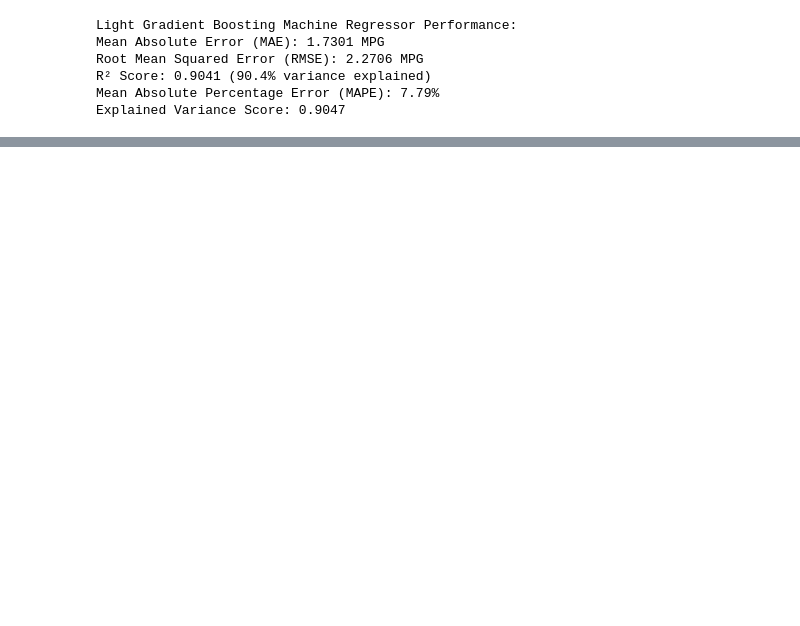
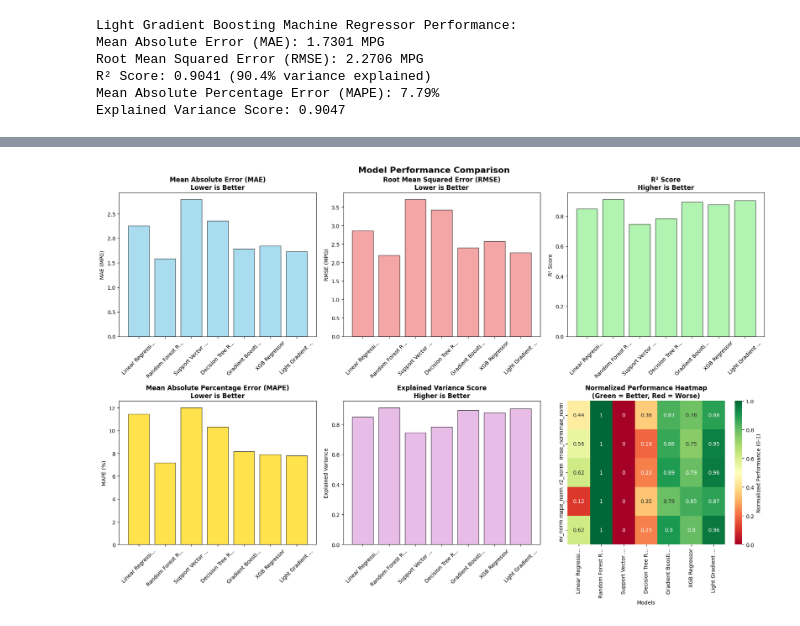
Before and after one commit to Ansareze/fuel_efficiency_prediction_and_analysis-, a Jupyter notebook: Fuel_Efficiency_Prediction.ipynb, the cells around one changed output, grey strips where cells are left out. Saved outputs shown, nothing was run; the diff lists cells and outputs as text; code cells hidden in the pictures; blank space fills up the shorter version.

Commit message:
added evaluation metrics and model comparison

```diff
--- a/Fuel_Efficiency_Prediction.ipynb
+++ b/Fuel_Efficiency_Prediction.ipynb
@@ -234,3 +241,5 @@ Explained Variance Score: 0.7446
 # %%
 model_DTR = DecisionTreeRegressor()
 model_DTR.fit(X_train, y_train)
+
+y_pred_DTR = model_DTR.predict(X_test)
@@ -251,3 +258,5 @@ Explained Variance Score: 0.7907
 # %%
 model_GBR = GradientBoostingRegressor()
 model_GBR.fit(X_train, y_train)
+
+y_pred_GBR = model_GBR.predict(X_test)
@@ -268,3 +275,5 @@ Explained Variance Score: 0.8915
 # %%
 model_XGB = XGBRegressor()
 model_XGB.fit(X_train, y_train)
+
+y_pred_XGB = model_XGB.predict(X_test)
@@ -295,4 +292,6 @@ Explained Variance Score: 0.8772
 # %%
 model_LGBR = LGBMRegressor()
 model_LGBR.fit(X_train, y_train)
+
+y_pred_LGBR = model_LGBR.predict(X_test)
 # %% [output]
@@ -326,0 +393,73 @@ Explained Variance Score: 0.9047
+# %%
+# Visualizations
+plt.style.use('default')
+fig, axes = plt.subplots(2, 3, figsize=(18, 12))
+fig.suptitle('Model Performance Comparison', fontsize=16, fontweight='bold')
+
+# 1. MAE Comparison
+axes[0, 0].bar(range(len(comparison_df)), comparison_df['mae'],
+               color='skyblue', alpha=0.7, edgecolor='black')
+axes[0, 0].set_title('Mean Absolute Error (MAE)\nLower is Better', fontweight='bold')
+axes[0, 0].set_ylabel('MAE (MPG)')
+axes[0, 0].set_xticks(range(len(comparison_df)))
+axes[0, 0].set_xticklabels([name[:15] + '...' if len(name) > 15 else name
+                           for name in comparison_df.index], rotation=45)
+
+# 2. RMSE Comparison
+axes[0, 1].bar(range(len(comparison_df)), comparison_df['rmse'],
+               color='lightcoral', alpha=0.7, edgecolor='black')
+axes[0, 1].set_title('Root Mean Squared Error (RMSE)\nLower is Better', fontweight='bold')
+axes[0, 1].set_ylabel('RMSE (MPG)')
+axes[0, 1].set_xticks(range(len(comparison_df)))
+axes[0, 1].set_xticklabels([name[:15] + '...' if len(name) > 15 else name
+                           for name in comparison_df.index], rotation=45)
+
+# 3. R² Score Comparison
+axes[0, 2].bar(range(len(comparison_df)), comparison_df['r2'],
+               color='lightgreen', alpha=0.7, edgecolor='black')
+axes[0, 2].set_title('R² Score\nHigher is Better', fontweight='bold')
+axes[0, 2].set_ylabel('R² Score')
+axes[0, 2].set_xticks(range(len(comparison_df)))
+axes[0, 2].set_xticklabels([name[:15] + '...' if len(name) > 15 else name
+                           for name in comparison_df.index], rotation=45)
+
+# 4. MAPE Comparison
+axes[1, 0].bar(range(len(comparison_df)), comparison_df['mape'],
+               color='gold', alpha=0.7, edgecolor='black')
+axes[1, 0].set_title('Mean Absolute Percentage Error (MAPE)\nLower is Better', fontweight='bold')
+axes[1, 0].set_ylabel('MAPE (%)')
+axes[1, 0].set_xticks(range(len(comparison_df)))
+axes[1, 0].set_xticklabels([name[:15] + '...' if len(name) > 15 else name
+                           for name in comparison_df.index], rotation=45)
+
+# 5. Explained Variance Comparison
+axes[1, 1].bar(range(len(comparison_df)), comparison_df['explained_variance'],
+               color='plum', alpha=0.7, edgecolor='black')
+axes[1, 1].set_title('Explained Variance Score\nHigher is Better', fontweight='bold')
+axes[1, 1].set_ylabel('Explained Variance')
+axes[1, 1].set_xticks(range(len(comparison_df)))
+axes[1, 1].set_xticklabels([name[:15] + '...' if len(name) > 15 else name
+                           for name in comparison_df.index], rotation=45)
+
+
+# 6. Combined Performance Heatmap
+# Normalize metrics for better visualization (0-1 scale)
+normalized_df = comparison_df.copy()
+normalized_df['mae_norm'] = 1 - (comparison_df['mae'] - comparison_df['mae'].min()) / (comparison_df['mae'].max() - comparison_df['mae'].min())
+normalized_df['rmse_norm'] = 1 - (comparison_df['rmse'] - comparison_df['rmse'].min()) / (comparison_df['rmse'].max() - comparison_df['rmse'].min())
+normalized_df['mape_norm'] = 1 - (comparison_df['mape'] - comparison_df['mape'].min()) / (comparison_df['mape'].max() - comparison_df['mape'].min())
+normalized_df['r2_norm'] = (comparison_df['r2'] - comparison_df['r2'].min()) / (comparison_df['r2'].max() - comparison_df['r2'].min())
+normalized_df['ev_norm'] = (comparison_df['explained_variance'] - comparison_df['explained_variance'].min()) / (comparison_df['explained_variance'].max() - comparison_df['explained_variance'].min())
+
+heatmap_data = normalized_df[['mae_norm', 'rmse_norm', 'r2_norm', 'mape_norm', 'ev_norm']].T
+heatmap_data.columns = [name[:15] + '...' if len(name) > 15 else name for name in heatmap_data.columns]
+
+sns.heatmap(heatmap_data, annot=True, cmap='RdYlGn', center=0.5, ax=axes[1, 2],
+            cbar_kws={'label': 'Normalized Performance (0-1)'})
+axes[1, 2].set_title('Normalized Performance Heatmap\n(Green = Better, Red = Worse)', fontweight='bold')
+axes[1, 2].set_xlabel('Models')
+
+plt.tight_layout()
+plt.show()
+# %% [output]
+[figure, added]
```
Also changed, not shown: parts of 30 cells of this notebook, 1 other file.
